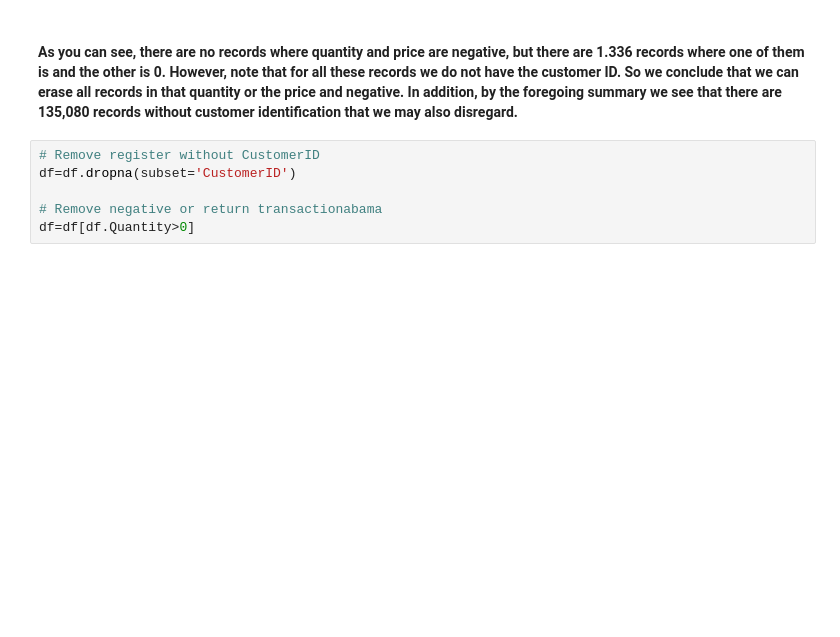
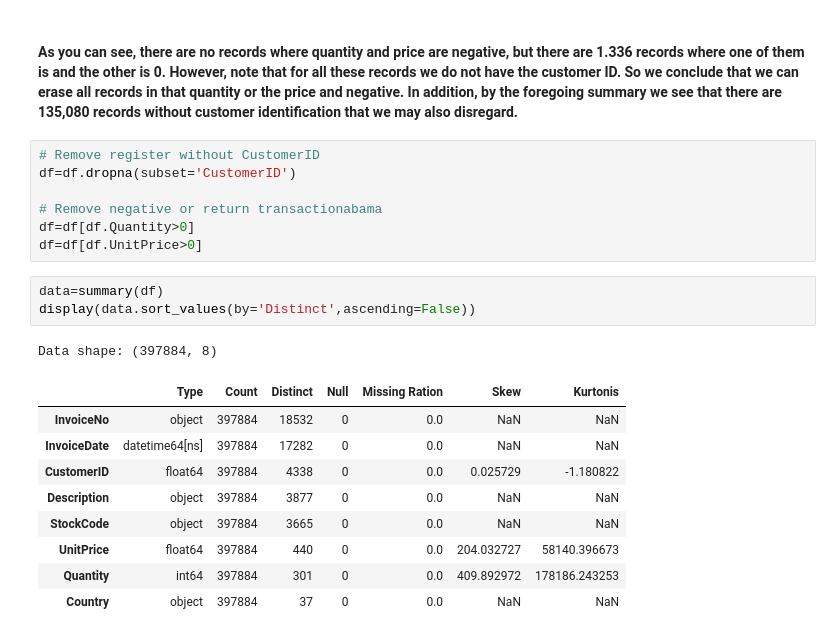
Before and after one commit to INCREDIBLE-AURNOB/Market-Basket-Analysis-and-Customer-Segmentation-, a Jupyter notebook: main.ipynb, the cells around one changed output. Drawn from its saved outputs; the diff is of its cells as text; blank space fills up the shorter version.

```diff
--- a/main.ipynb
+++ b/main.ipynb
@@ -160,3 +160,18 @@ df=df.dropna(subset='CustomerID')
 
 # Remove negative or return transactionabama
 df=df[df.Quantity>0]
+df=df[df.UnitPrice>0]
+# %%
+data=summary(df)
+display(data.sort_values(by='Distinct',ascending=False))
+# %% [output]
+Data shape: (397884, 8)
+|  | Type | Count | Distinct | Null | Missing Ration | Skew | Kurtonis |
+| InvoiceNo | object | 397884 | 18532 | 0 | 0.0 | NaN | NaN |
+| InvoiceDate | datetime64[ns] | 397884 | 17282 | 0 | 0.0 | NaN | NaN |
+| CustomerID | float64 | 397884 | 4338 | 0 | 0.0 | 0.025729 | -1.180822 |
+| Description | object | 397884 | 3877 | 0 | 0.0 | NaN | NaN |
+| StockCode | object | 397884 | 3665 | 0 | 0.0 | NaN | NaN |
+| UnitPrice | float64 | 397884 | 440 | 0 | 0.0 | 204.032727 | 58140.396673 |
+| Quantity | int64 | 397884 | 301 | 0 | 0.0 | 409.892972 | 178186.243253 |
+| Country | object | 397884 | 37 | 0 | 0.0 | NaN | NaN |
```
Also changed, not shown: parts of 3 cells of this notebook.
